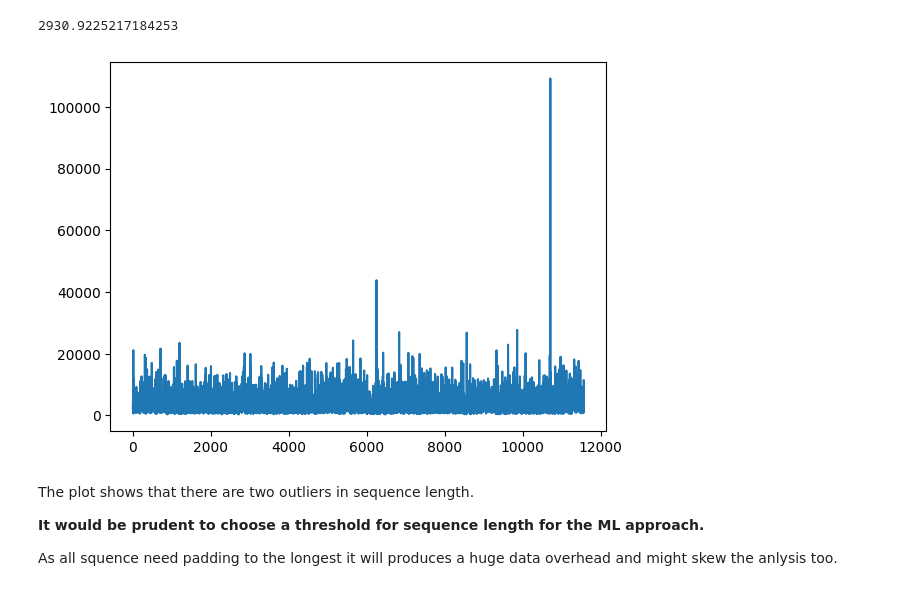
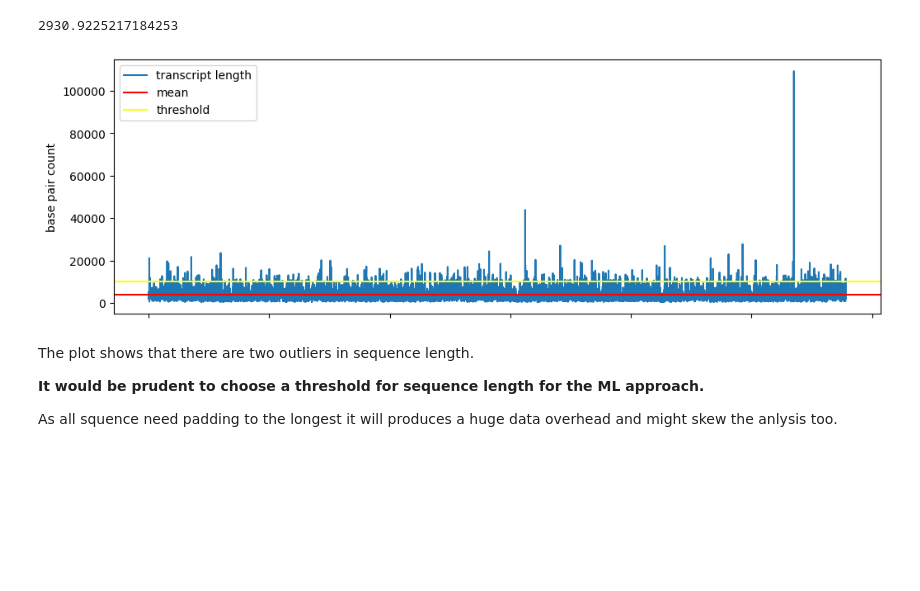
Before and after one commit to bleuchien/PTR-augur, a Jupyter notebook: notebooks/data_preprocessing2.ipynb, the cells around one changed output. Saved outputs shown, nothing was run; the diff lists cells and outputs as text; code cells hidden in the pictures; blank space fills up the shorter version.

Commit message:
plot enhancemets

```diff
--- a/notebooks/data_preprocessing2.ipynb
+++ b/notebooks/data_preprocessing2.ipynb
@@ -452,10 +452,16 @@ df2.std()
 # %% [output]
 2930.9225217184253
 # %%
+fig, axs = plt.subplots(figsize=(12, 4))
+axs.set_ylabel('base pair count')
+axs.set_xticklabels([])
 df2.plot()
+plt.axhline(y=df2.mean(), color='red')
+plt.axhline(y=10000, color='yellow')
+axs.legend(['transcript length', 'mean', 'threshold'])
 plt.show()
 # %% [output]
-[figure, old version]
+[figure, new version]
 # %% [markdown]
 The plot shows that there are two outliers in sequence length.
 
```
